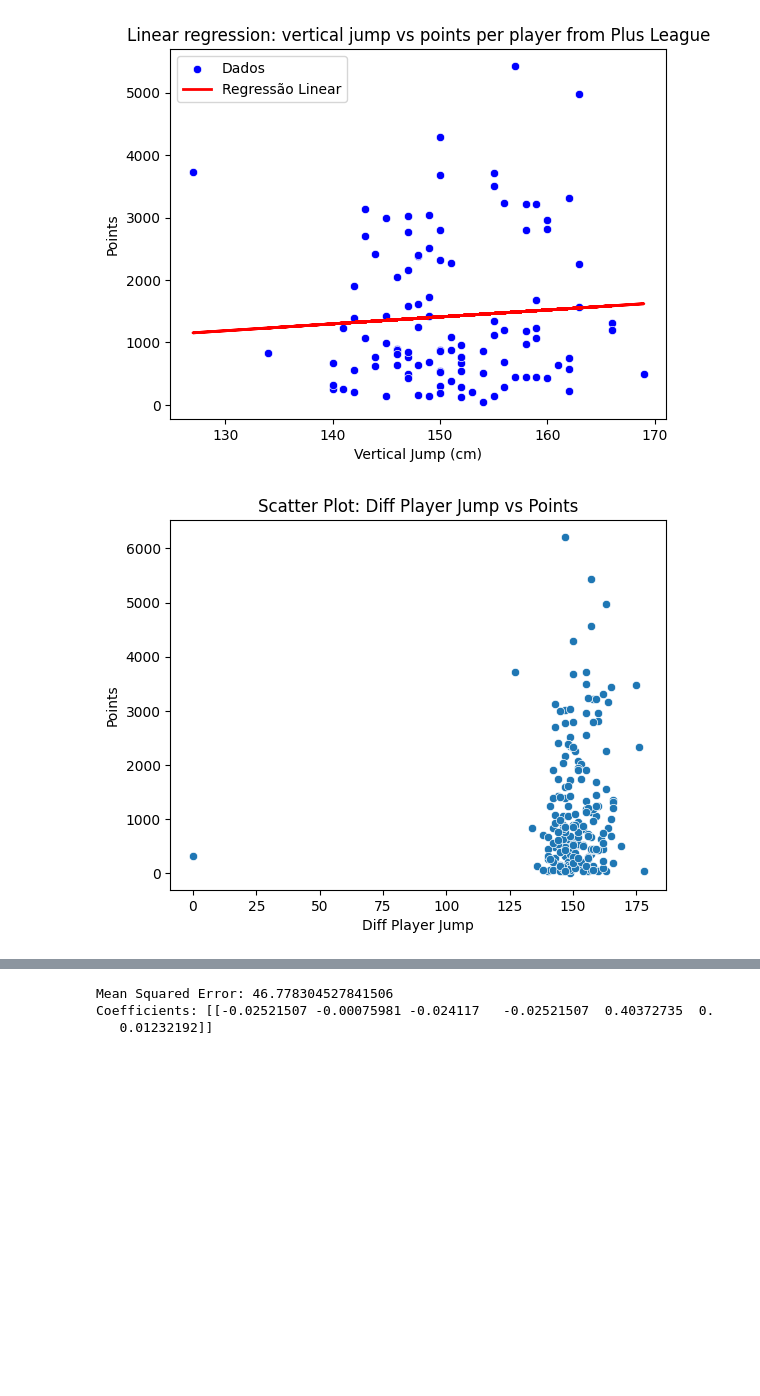
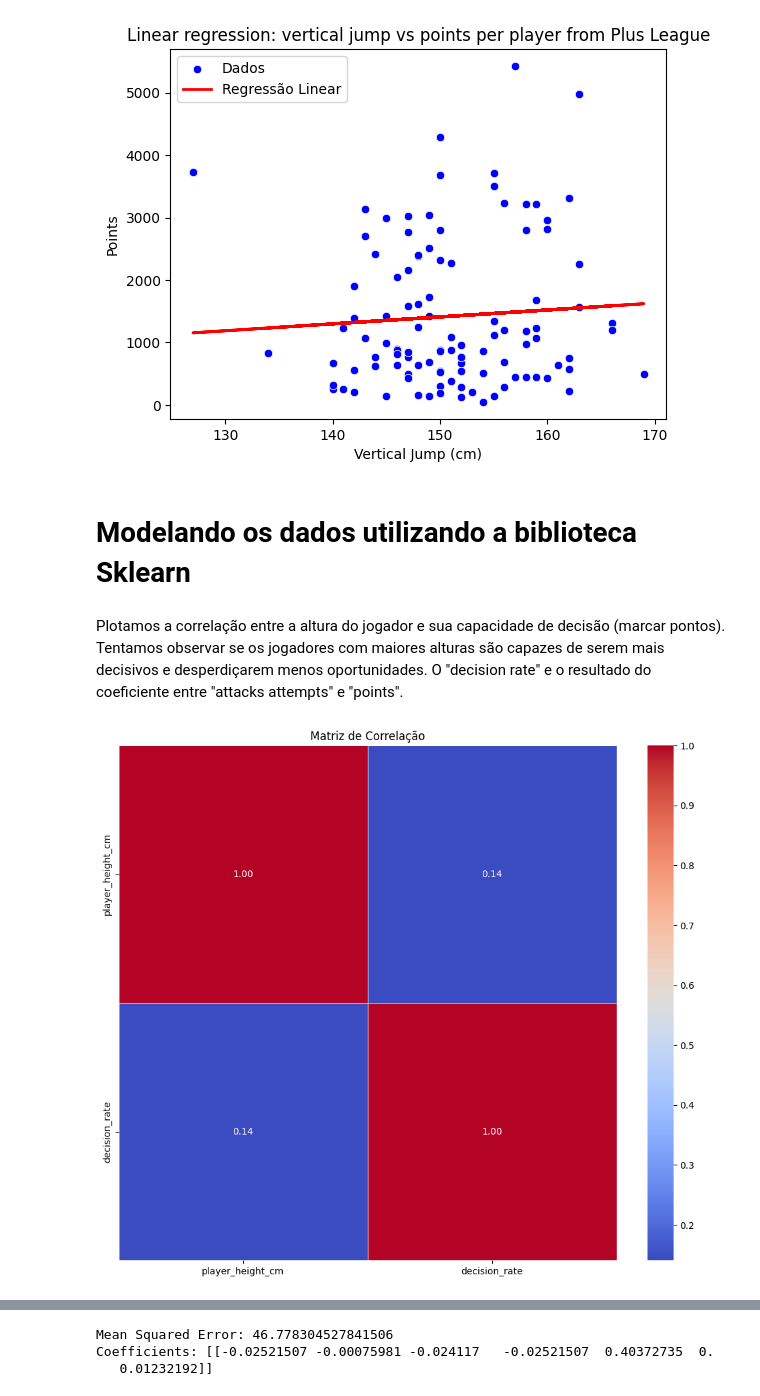
Before and after one commit to estevaocardoso/projetos-estevao, a Jupyter notebook: VOLLEYBALL/Projeto_gustavo_oficial.ipynb, the cells around one changed output, grey strips where cells are left out. Saved outputs shown, nothing was run; the diff lists cells and outputs as text; code cells hidden in the pictures; blank space fills up the shorter version.

```diff
--- a/VOLLEYBALL/Projeto_gustavo_oficial.ipynb
+++ b/VOLLEYBALL/Projeto_gustavo_oficial.ipynb
@@ -243,4 +245,8 @@ Try using .loc[row_indexer,col_indexer] = value instead
 See the caveats in the documentation: https://pandas.pydata.org/pandas-docs/stable/user_guide/indexing.html#returning-a-view-versus-a-copy
   data_filtered[cols_to_convert] = data_filtered[cols_to_convert].astype(int)
 [figure]
+# %%
+poland_oficial.rename(columns={'player_jump_height_cm': 'player_jump_heighest', 'player_position': 'position',
+                                'attacks':'attacks_attempts', 'attacks_perfect%':'decision_rate', 'blocks_points':'block_points'}, inplace=True)
+japanese_oficial.rename(columns={'player_wight_kg': 'player_weight_kg', 'player_heigh_cm': 'player_height_cm'}, inplace=True)
 # %%
@@ -249,24 +253,28 @@ poland_oficial.rename(columns={'player_jump_height_cm': 'player_jump_heighest',
 japanese_oficial = japanese_oficial[['position', 'player_height_cm', 'player_weight_kg', 'player_jump_heighest', 'matches_played', 'points', 'block_points', 'diff_net_player_jump', 'diff_player_jump_to_heigh', 'attacks_attempts', 'decision_rate', 'net_size_current']]
 poland_oficial = poland_oficial[['matches_played', 'points', 'attacks_attempts', 'decision_rate', 'block_points', 'player_height_cm', 'player_weight_kg', 'player_jump_heighest', 'position', 'net_size_current', 'diff_net_player_jump', 'diff_player_jump_to_heigh']]
 data_oficial = pd.concat([japanese_oficial, poland_oficial], ignore_index=True)
-# %%
-data_oficial = data_oficial.to_json(orient='records')
-
-name = 'dataset_oficial'
-
-with open(name, 'w') as json_file:
-    json_file.write(data_oficial)
-# %%
-
-data_oficial_filtered = data_oficial[data_oficial['matches_played'] > 20]
-import seaborn as sns
-import matplotlib.pyplot as plt
-
-# Plotando o gráfico de dispersão entre diff_player_jump_to_heigh e points
-sns.scatterplot(x='diff_player_jump_to_heigh', y='points', data=data_oficial_filtered)
-plt.xlabel('Diff Player Jump')
-plt.ylabel('Points')
-plt.title('Scatter Plot: Diff Player Jump vs Points')
-plt.show()
-# %% [output]
-[figure, removed]
+# %% [markdown]
+# Modelando os dados utilizando a biblioteca Sklearn
+# %% [markdown]
+Plotamos a correlação entre a altura do jogador e sua capacidade de decisão (marcar pontos). Tentamos observar se os jogadores com maiores alturas são capazes de serem mais decisivos e desperdiçarem menos oportunidades. O "decision rate" e o resultado do coeficiente entre "attacks attempts" e "points".
+# %%
+import seaborn as sns
+import matplotlib.pyplot as plt
+
+# Remover a coluna 'position'
+data_oficial_without_position = data_oficial.drop(columns=['position'])
+
+# Convertendo todas as colunas para numérico
+data_oficial_numeric = data_oficial_without_position.apply(pd.to_numeric, errors='coerce')
+
+
+# Calculando a matriz de correlação
+correlation_matrix = data_oficial_numeric[['player_height_cm', 'decision_rate']].corr()
+
+# Plotando a matriz de correlação como um heatmap
+plt.figure(figsize=(12, 10))
+sns.heatmap(correlation_matrix, annot=True, cmap='coolwarm', fmt=".2f", linewidths=0.5)
+plt.title('Matriz de Correlação')
+plt.show()
+# %% [output]
+[figure, added]
```
Also changed, not shown: parts of 8 cells of this notebook.
